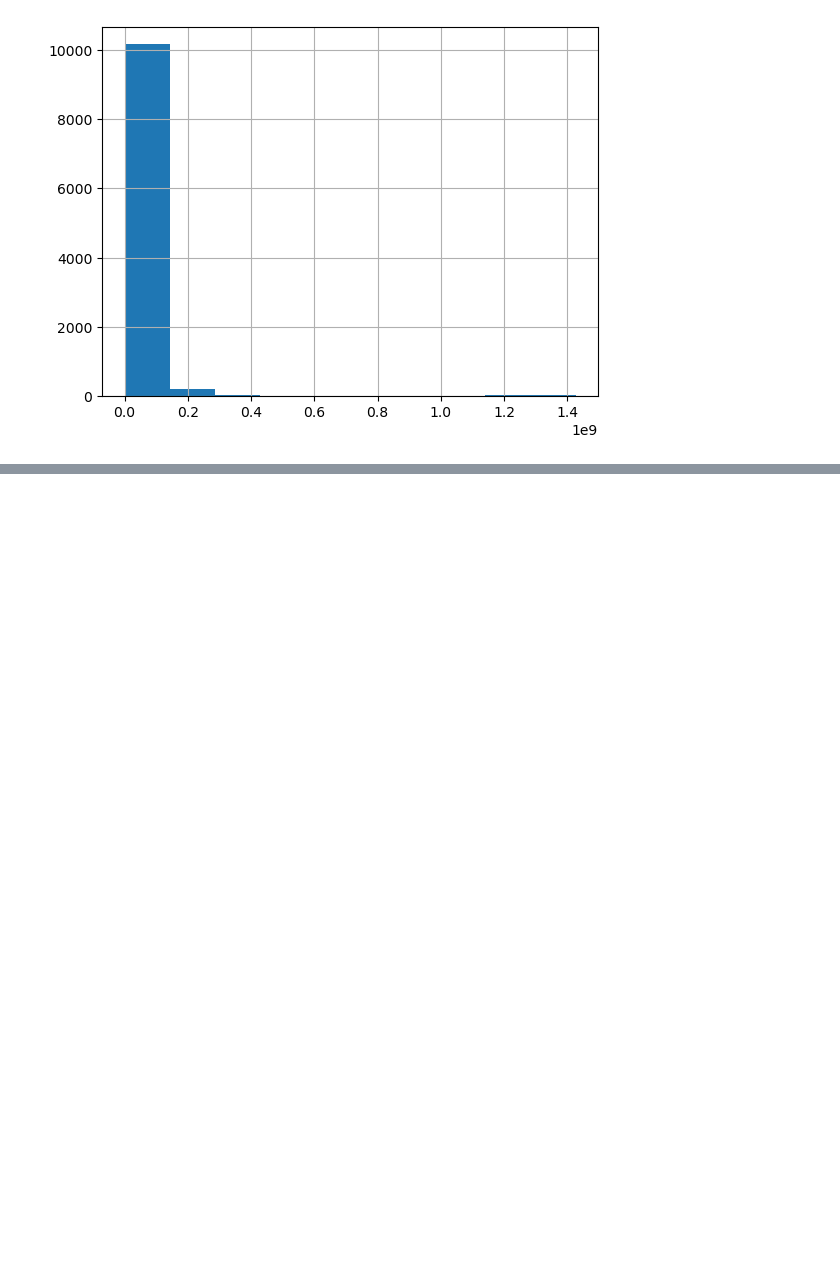
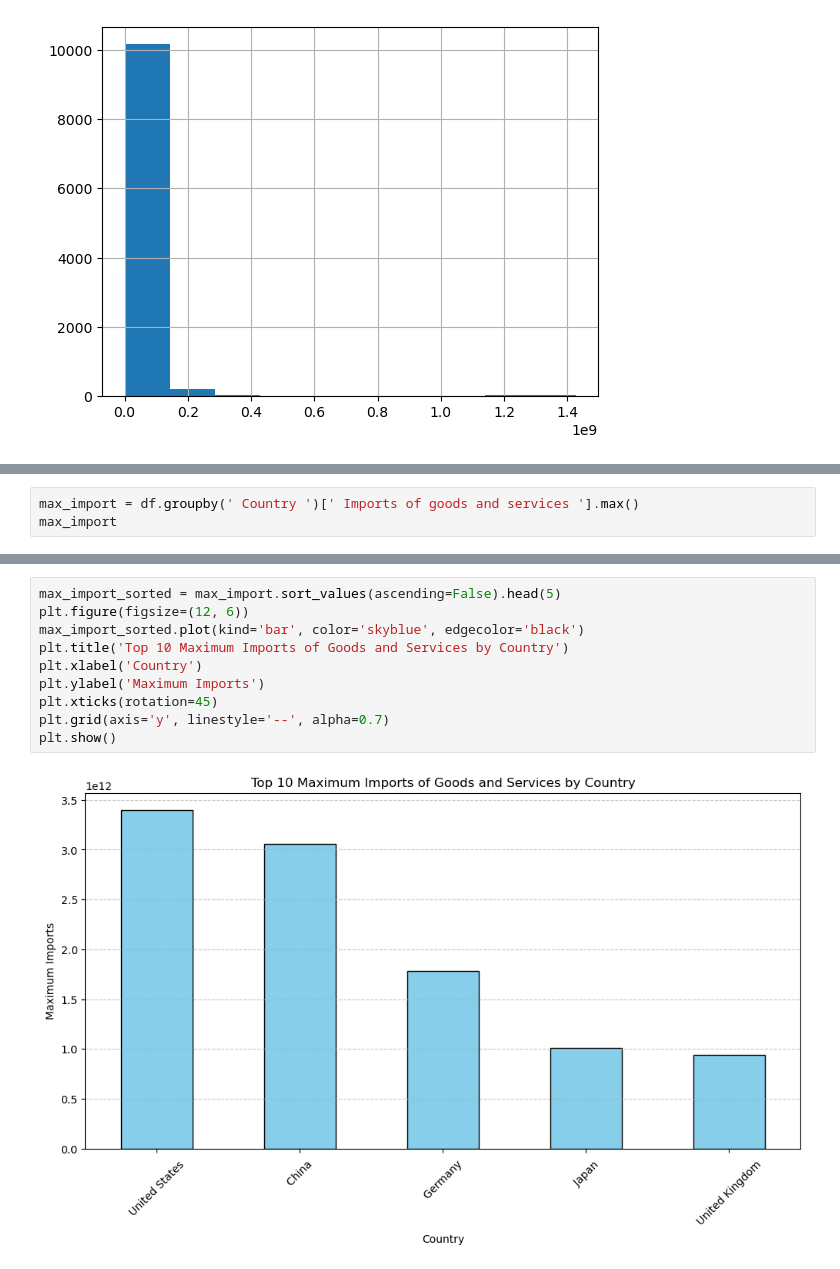
Before and after one commit to khoulaCode/DataScience-Brain-Bytes, a Jupyter notebook: Team_members/from_maha/pandas_practice.ipynb, the cells around one changed output, grey strips where cells are left out. Drawn from its saved outputs; the diff is of its cells as text; blank space fills up the shorter version.

```diff
--- a/Team_members/from_maha/pandas_practice.ipynb
+++ b/Team_members/from_maha/pandas_practice.ipynb
@@ -286,0 +314,3 @@ plt.show()
+# %%
+max_import = df.groupby(' Country ')[' Imports of goods and services '].max()
+max_import
@@ -286,0 +331,12 @@ plt.show()
+# %%
+max_import_sorted = max_import.sort_values(ascending=False).head(5)
+plt.figure(figsize=(12, 6))
+max_import_sorted.plot(kind='bar', color='skyblue', edgecolor='black')
+plt.title('Top 10 Maximum Imports of Goods and Services by Country')
+plt.xlabel('Country')
+plt.ylabel('Maximum Imports')
+plt.xticks(rotation=45)
+plt.grid(axis='y', linestyle='--', alpha=0.7)
+plt.show()
+# %% [output]
+[figure, added]
```
Also changed, not shown: parts of 10 cells of this notebook, 10 other files.
